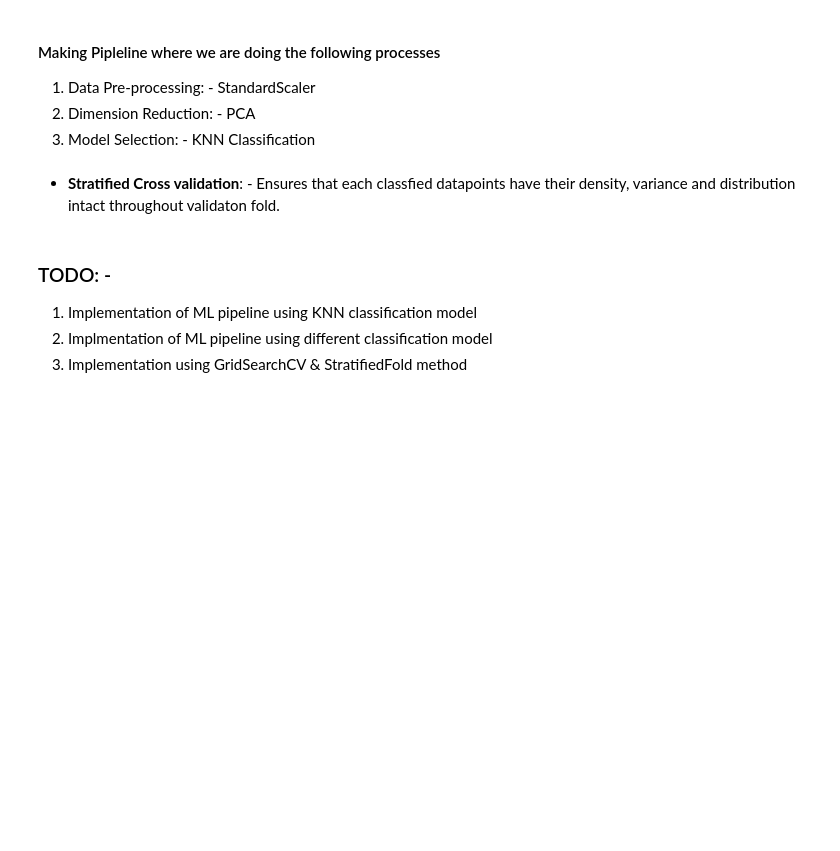
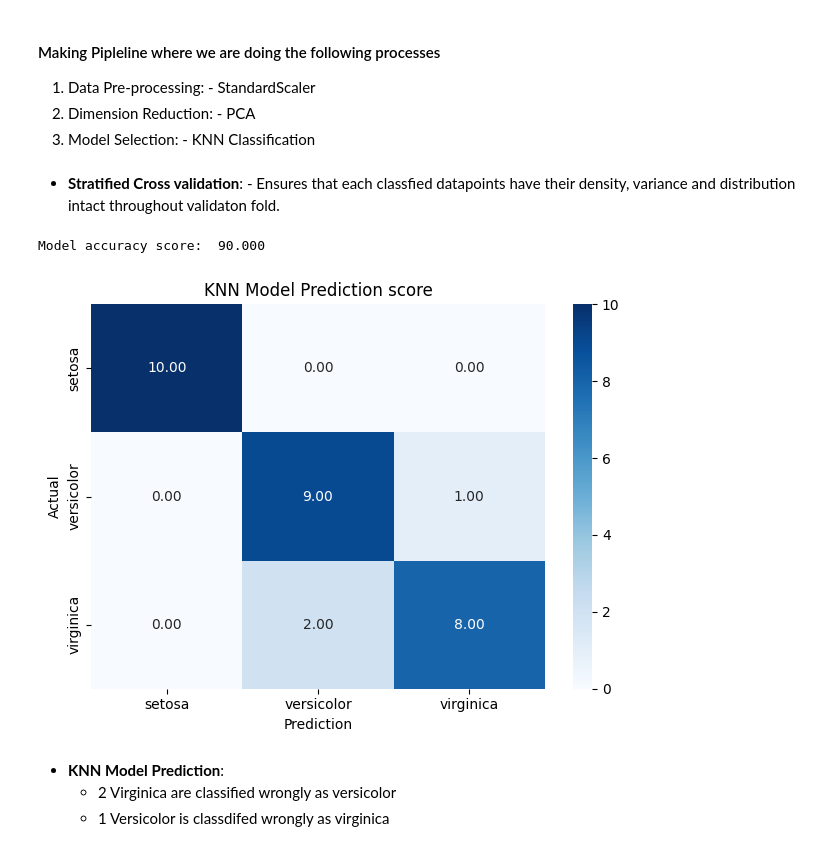
Before and after one commit to Priyanshu-21/AI-and-Machine-Learning, a Jupyter notebook: Metrics/ML_Pipleline.ipynb, the cells around one changed output. Drawn from its saved outputs; the diff is of its cells as text; code cells hidden in the pictures; blank space fills up the shorter version.

```diff
--- a/Metrics/ML_Pipleline.ipynb
+++ b/Metrics/ML_Pipleline.ipynb
@@ -44,8 +45,34 @@ pipeline = Pipeline([
 #Split datasets into training, testing and validation sets.
 #Cross validaton technique used: Stratified Cross validation
 from sklearn.model_selection import train_test_split, GridSearchCV, StratifiedKFold
+
+x_train, x_test, y_train, y_test = train_test_split(x, y, test_size= 0.2, random_state= 42, stratify= y)
-# %% [markdown]
-### TODO: -
-1. Implementation of ML pipeline using KNN classification model
-2. Implmentation of ML pipeline using different classification model
-3. Implementation using GridSearchCV & StratifiedFold method
+# %%
+#Model Development
+pipeline = pipeline.fit(x_train, y_train)
+# %%
+#Model Prediction
+y_predict = pipeline.predict(x_test)
+# %%
+#Model Score on the testing sets
+print(f'Model accuracy score: {pipeline.score(x_test, y_test) * 100: .3f}')
+# %% [output]
+Model accuracy score:  90.000
+# %%
+#Model Evaluation based on the confusion matrix
+from sklearn.metrics import confusion_matrix
+
+con_matrix = confusion_matrix(y_test, y_predict)
+
+sns.heatmap(con_matrix, annot= True, fmt= '.2f', xticklabels= labels, cmap= 'Blues', yticklabels= labels)
+plt.title('KNN Model Prediction score')
+plt.xlabel('Prediction')
+plt.ylabel('Actual')
+plt.tight_layout()
+plt.show()
+# %% [output]
+[figure, added]
+# %% [markdown]
+- **KNN Model Prediction**:
+    - 2 Virginica are classified wrongly as versicolor
+    - 1 Versicolor is classdifed wrongly as virginica
```
Also changed, not shown: parts of 13 cells of this notebook.
